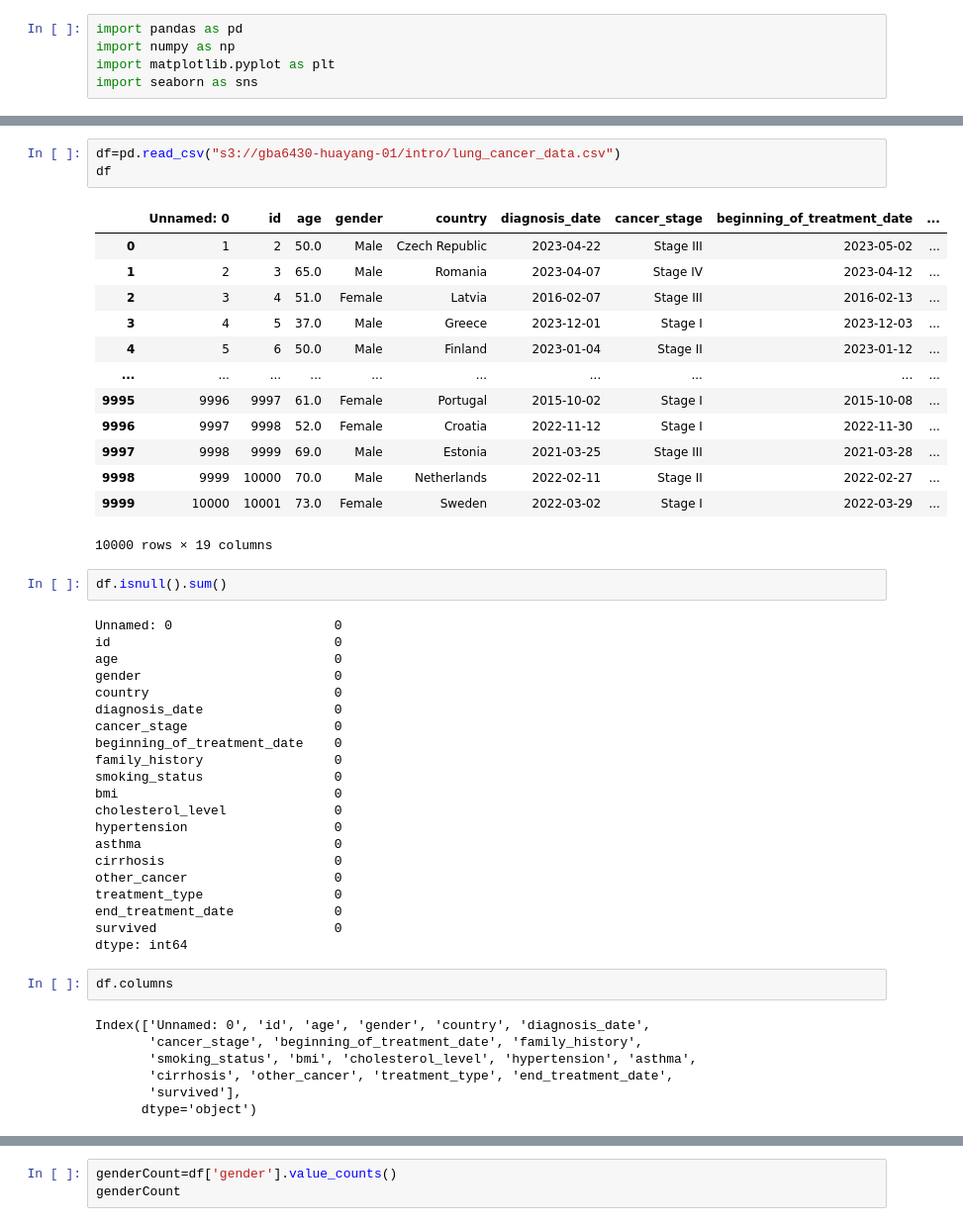
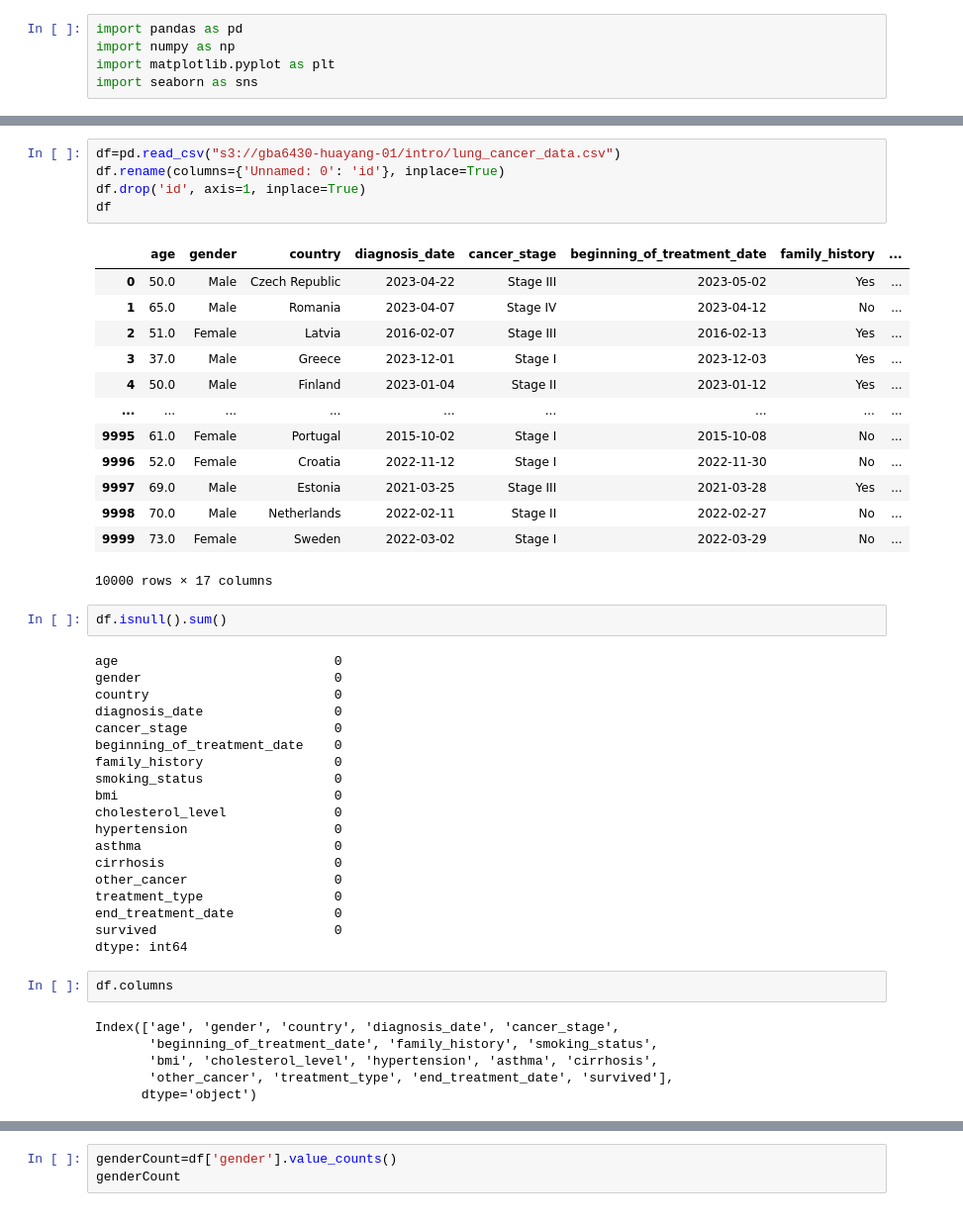
Before and after one commit to shasha920/AssessingLungCancerandItsHealthCareInitiativestoReducingRisks, a Jupyter notebook: HuaYanglungCancerDataAnalysis.ipynb, the cells around one changed output, grey strips where cells are left out. Shown: that part at 99% size. Cells and saved outputs as stored; diff of their text form.

```diff
--- a/HuaYanglungCancerDataAnalysis.ipynb
+++ b/HuaYanglungCancerDataAnalysis.ipynb
@@ -48,25 +47,25 @@ Successfully installed boto3-1.34.121 botocore-1.34.121 s3transfer-0.10.1
 # %%
 df=pd.read_csv("s3://gba6430-huayang-01/intro/lung_cancer_data.csv")
+df.rename(columns={'Unnamed: 0': 'id'}, inplace=True)
+df.drop('id', axis=1, inplace=True)
 df
 # %% [output]
-|  | Unnamed: 0 | id | age | gender | country | diagnosis_date | cancer_stage | beginning_of_treatment_date | ... |
-| 0 | 1 | 2 | 50.0 | Male | Czech Republic | 2023-04-22 | Stage III | 2023-05-02 | ... |
-| 1 | 2 | 3 | 65.0 | Male | Romania | 2023-04-07 | Stage IV | 2023-04-12 | ... |
-| 2 | 3 | 4 | 51.0 | Female | Latvia | 2016-02-07 | Stage III | 2016-02-13 | ... |
-| 3 | 4 | 5 | 37.0 | Male | Greece | 2023-12-01 | Stage I | 2023-12-03 | ... |
-| 4 | 5 | 6 | 50.0 | Male | Finland | 2023-01-04 | Stage II | 2023-01-12 | ... |
-| ... | ... | ... | ... | ... | ... | ... | ... | ... | ... |
-| 9995 | 9996 | 9997 | 61.0 | Female | Portugal | 2015-10-02 | Stage I | 2015-10-08 | ... |
-| 9996 | 9997 | 9998 | 52.0 | Female | Croatia | 2022-11-12 | Stage I | 2022-11-30 | ... |
-| 9997 | 9998 | 9999 | 69.0 | Male | Estonia | 2021-03-25 | Stage III | 2021-03-28 | ... |
-| 9998 | 9999 | 10000 | 70.0 | Male | Netherlands | 2022-02-11 | Stage II | 2022-02-27 | ... |
-| 9999 | 10000 | 10001 | 73.0 | Female | Sweden | 2022-03-02 | Stage I | 2022-03-29 | ... |
+|  | age | gender | country | diagnosis_date | cancer_stage | beginning_of_treatment_date | family_history | ... |
+| 0 | 50.0 | Male | Czech Republic | 2023-04-22 | Stage III | 2023-05-02 | Yes | ... |
+| 1 | 65.0 | Male | Romania | 2023-04-07 | Stage IV | 2023-04-12 | No | ... |
+| 2 | 51.0 | Female | Latvia | 2016-02-07 | Stage III | 2016-02-13 | Yes | ... |
+| 3 | 37.0 | Male | Greece | 2023-12-01 | Stage I | 2023-12-03 | Yes | ... |
+| 4 | 50.0 | Male | Finland | 2023-01-04 | Stage II | 2023-01-12 | Yes | ... |
+| ... | ... | ... | ... | ... | ... | ... | ... | ... |
+| 9995 | 61.0 | Female | Portugal | 2015-10-02 | Stage I | 2015-10-08 | No | ... |
+| 9996 | 52.0 | Female | Croatia | 2022-11-12 | Stage I | 2022-11-30 | No | ... |
+| 9997 | 69.0 | Male | Estonia | 2021-03-25 | Stage III | 2021-03-28 | Yes | ... |
+| 9998 | 70.0 | Male | Netherlands | 2022-02-11 | Stage II | 2022-02-27 | No | ... |
+| 9999 | 73.0 | Female | Sweden | 2022-03-02 | Stage I | 2022-03-29 | No | ... |
-10000 rows × 19 columns
+10000 rows × 17 columns
 # %%
 df.isnull().sum()
 # %% [output]
-Unnamed: 0                     0
-id                             0
 age                            0
 gender                         0
 country                        0
@@ -88,11 +87,10 @@ dtype: int64
 # %%
 df.columns
 # %% [output]
-Index(['Unnamed: 0', 'id', 'age', 'gender', 'country', 'diagnosis_date',
-       'cancer_stage', 'beginning_of_treatment_date', 'family_history',
-       'smoking_status', 'bmi', 'cholesterol_level', 'hypertension', 'asthma',
-       'cirrhosis', 'other_cancer', 'treatment_type', 'end_treatment_date',
-       'survived'],
+Index(['age', 'gender', 'country', 'diagnosis_date', 'cancer_stage',
+       'beginning_of_treatment_date', 'family_history', 'smoking_status',
+       'bmi', 'cholesterol_level', 'hypertension', 'asthma', 'cirrhosis',
+       'other_cancer', 'treatment_type', 'end_treatment_date', 'survived'],
       dtype='object')
 # %%
 df.describe()
```
Also changed, not shown: parts of 27 cells of this notebook.
